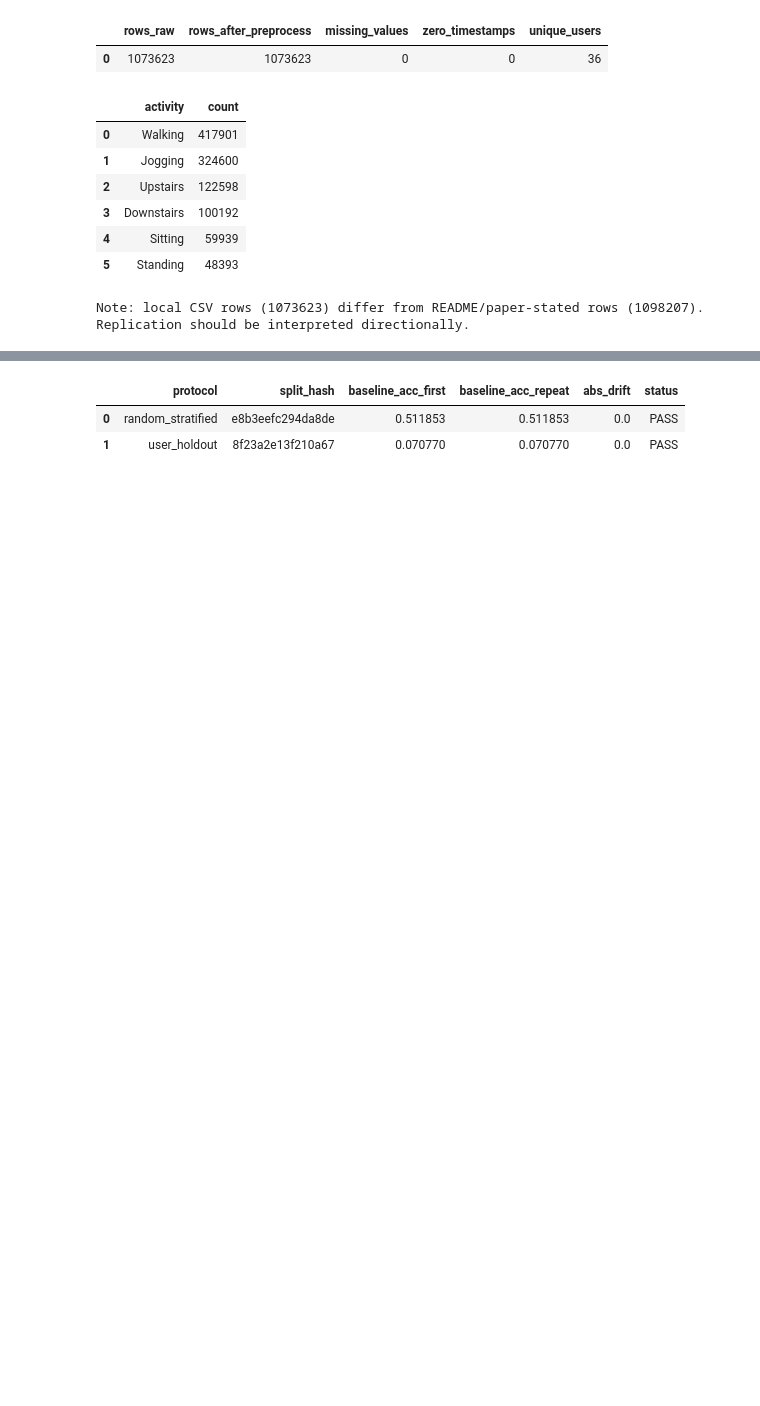
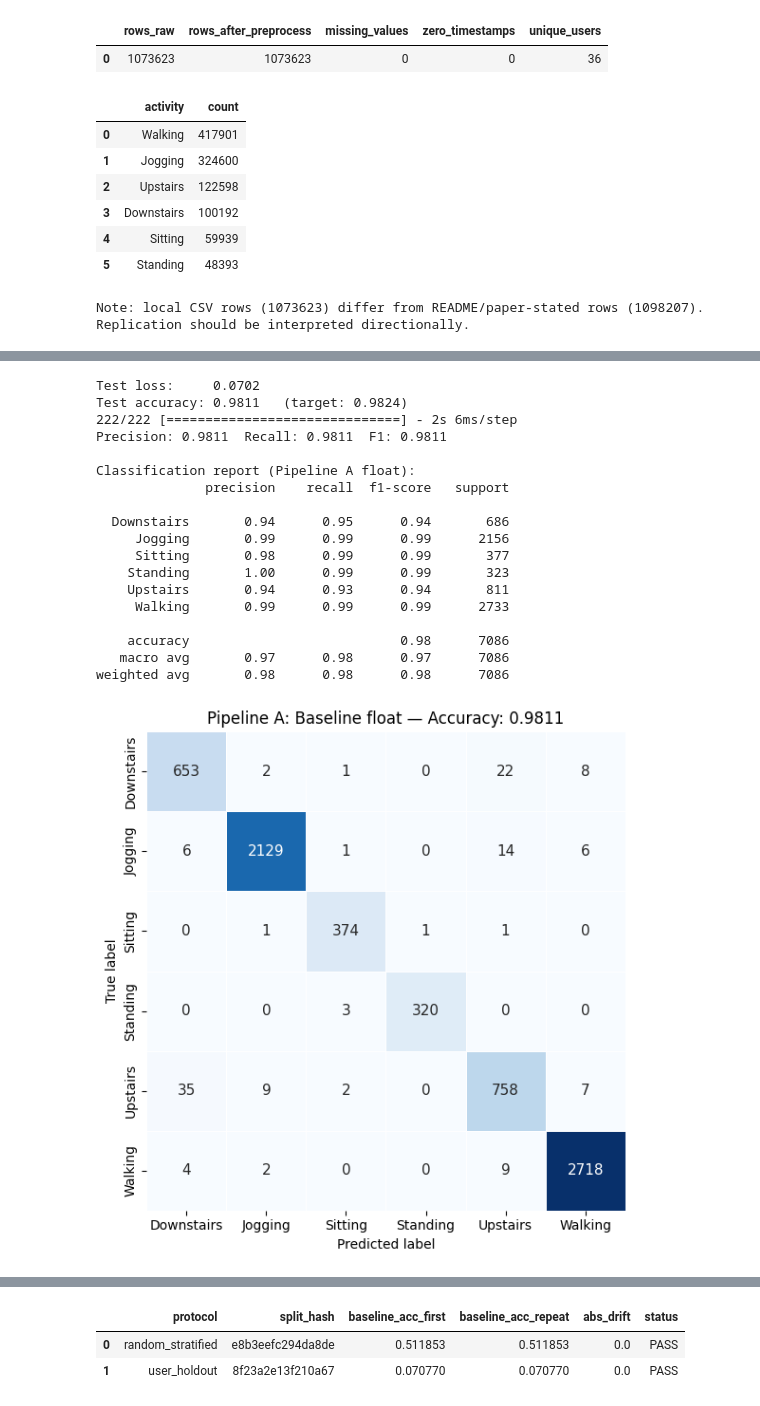
Before and after one commit to 7abushahla/har-mcu, a Jupyter notebook: notebooks/replication_deepconvlstm.ipynb, the cells around one changed output, grey strips where cells are left out. Saved outputs shown, nothing was run; the diff lists cells and outputs as text; code cells hidden in the pictures; blank space fills up the shorter version.

```diff
--- a/notebooks/replication_deepconvlstm.ipynb
+++ b/notebooks/replication_deepconvlstm.ipynb
@@ -347,0 +527,53 @@ Note: local CSV rows (1073623) differ from README/paper-stated rows (1098207). R
+# %%
+# ── Baseline (float) evaluation — Pipeline A ─────────────────────────────────
+loss_v2, float_accuracy_v2 = model_v2.evaluate(x_test_v2, y_test_v2_oh, verbose=0)
+print(f"Test loss:     {loss_v2:.4f}")
+print(f"Test accuracy: {float_accuracy_v2:.4f}   (target: 0.9824)")
+
+y_pred_v2_prob = model_v2.predict(x_test_v2)
+y_pred_v2 = y_pred_v2_prob.argmax(axis=-1)
+y_true_v2 = y_test_v2_oh.argmax(axis=-1)
+
+precision_v2, recall_v2, f1_v2, _ = _prfs(y_true_v2, y_pred_v2, average="weighted")
+print(f"Precision: {precision_v2:.4f}  Recall: {recall_v2:.4f}  F1: {f1_v2:.4f}")
+
+print("\nClassification report (Pipeline A float):")
+print(_cr(y_true_v2, y_pred_v2, target_names=V2_LABELS))
+
+# Confusion matrix
+cm_v2 = _cm(y_true_v2, y_pred_v2)
+fig, ax = plt.subplots(figsize=(8, 6))
+if sns is not None:
+    sns.heatmap(
+        pd.DataFrame(cm_v2, index=V2_LABELS, columns=V2_LABELS),
+        annot=True, fmt="d", cmap="Blues", linewidths=0.5,
+        cbar=False, annot_kws={"size": 11}, square=True, ax=ax,
+    )
+else:
+    im = ax.imshow(cm_v2, cmap="Blues")
+    plt.colorbar(im, ax=ax)
+ax.set_title(f"Pipeline A: Baseline float — Accuracy: {float_accuracy_v2:.4f}")
+ax.set_ylabel("True label")
+ax.set_xlabel("Predicted label")
+plt.tight_layout()
+plt.show()
+# %% [output]
+Test loss:     0.0702
+Test accuracy: 0.9811   (target: 0.9824)
+222/222 [==============================] - 2s 6ms/step
+Precision: 0.9811  Recall: 0.9811  F1: 0.9811
+
+Classification report (Pipeline A float):
+              precision    recall  f1-score   support
+
+  Downstairs       0.94      0.95      0.94       686
+     Jogging       0.99      0.99      0.99      2156
+     Sitting       0.98      0.99      0.99       377
+    Standing       1.00      0.99      0.99       323
+    Upstairs       0.94      0.93      0.94       811
+     Walking       0.99      0.99      0.99      2733
+
+    accuracy                           0.98      7086
+   macro avg       0.97      0.98      0.97      7086
+weighted avg       0.98      0.98      0.98      7086
+[figure, added]
```
Also changed, not shown: parts of 22 cells of this notebook, 1 other file.
